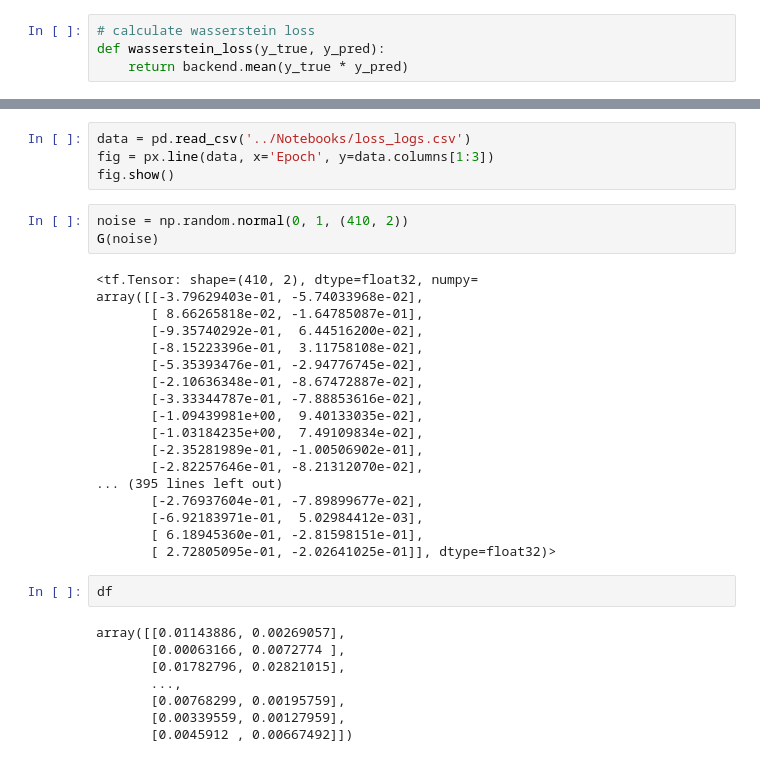
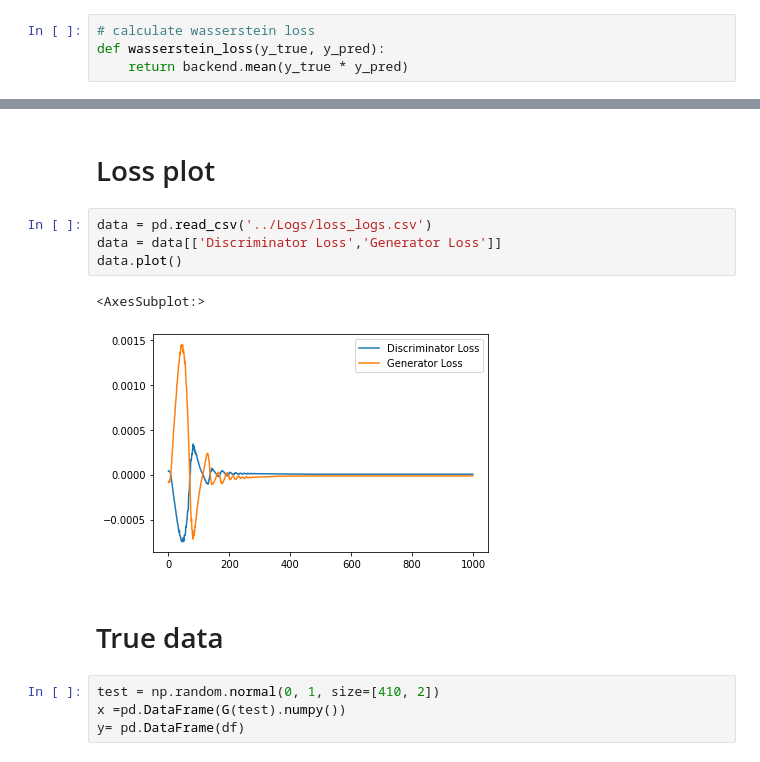
Before and after one commit to youssef595/Genhack-BNP_PARIBAS_X-challenge, a Jupyter notebook: Notebooks/WGAN_youssef_test.ipynb, the cells around one changed output, grey strips where cells are left out. Saved outputs shown, nothing was run; the diff lists cells and outputs as text.

Commit message:
wgan_generated_data

```diff
--- a/Notebooks/WGAN_youssef_test.ipynb
+++ b/Notebooks/WGAN_youssef_test.ipynb
@@ -204,35 +201,15 @@ train(GAN, G, D, epochs=100, batch_size=1,latent_dim=2,verbose=False)
-# %%
-data = pd.read_csv('../Notebooks/loss_logs.csv')
-fig = px.line(data, x='Epoch', y=data.columns[1:3])
-fig.show()
+# %% [markdown]
+# Loss plot
+# %%
+data = pd.read_csv('../Logs/loss_logs.csv')
+data = data[['Discriminator Loss','Generator Loss']]
+data.plot()
+# %% [output]
+<AxesSubplot:>
+[figure, added]
+# %% [markdown]
+# True data
 # %%
-noise = np.random.normal(0, 1, (410, 2))
-G(noise)
+test = np.random.normal(0, 1, size=[410, 2])
+x =pd.DataFrame(G(test).numpy())
+y= pd.DataFrame(df)
-# %% [output]
-<tf.Tensor: shape=(410, 2), dtype=float32, numpy=
-array([[-3.79629403e-01, -5.74033968e-02],
-       [ 8.66265818e-02, -1.64785087e-01],
-       [-9.35740292e-01,  6.44516200e-02],
-       [-8.15223396e-01,  3.11758108e-02],
-       [-5.35393476e-01, -2.94776745e-02],
-       [-2.10636348e-01, -8.67472887e-02],
-       [-3.33344787e-01, -7.88853616e-02],
-       [-1.09439981e+00,  9.40133035e-02],
-       [-1.03184235e+00,  7.49109834e-02],
-       [-2.35281989e-01, -1.00506902e-01],
-       [-2.82257646e-01, -8.21312070e-02],
-... (395 lines left out)
-       [-2.76937604e-01, -7.89899677e-02],
-       [-6.92183971e-01,  5.02984412e-03],
-       [ 6.18945360e-01, -2.81598151e-01],
-       [ 2.72805095e-01, -2.02641025e-01]], dtype=float32)>
-# %%
-df
-# %% [output]
-array([[0.01143886, 0.00269057],
-       [0.00063166, 0.0072774 ],
-       [0.01782796, 0.02821015],
-       ...,
-       [0.00768299, 0.00195759],
-       [0.00339559, 0.00127959],
-       [0.0045912 , 0.00667492]])
```
Also changed, not shown: parts of 8 cells of this notebook.
